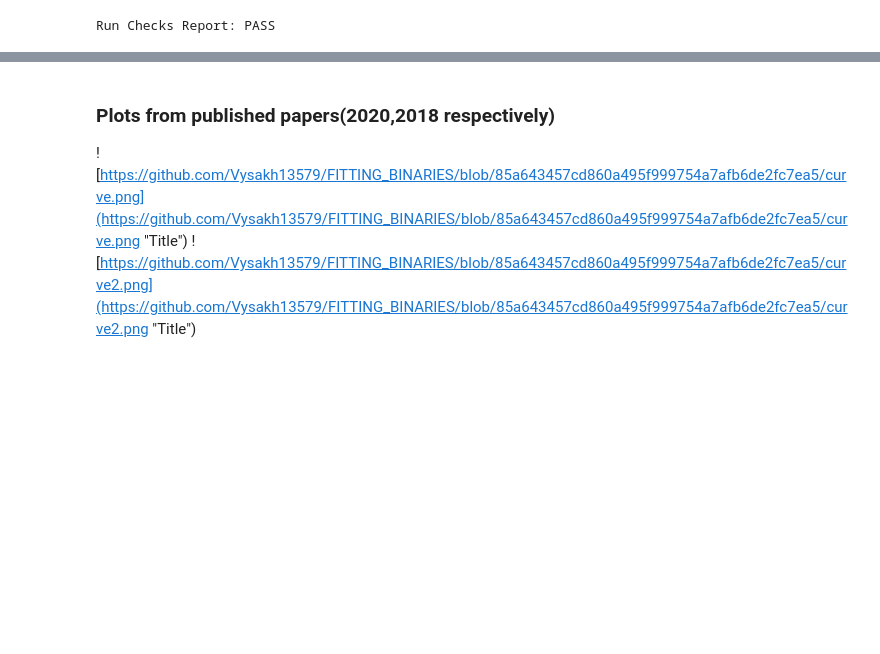
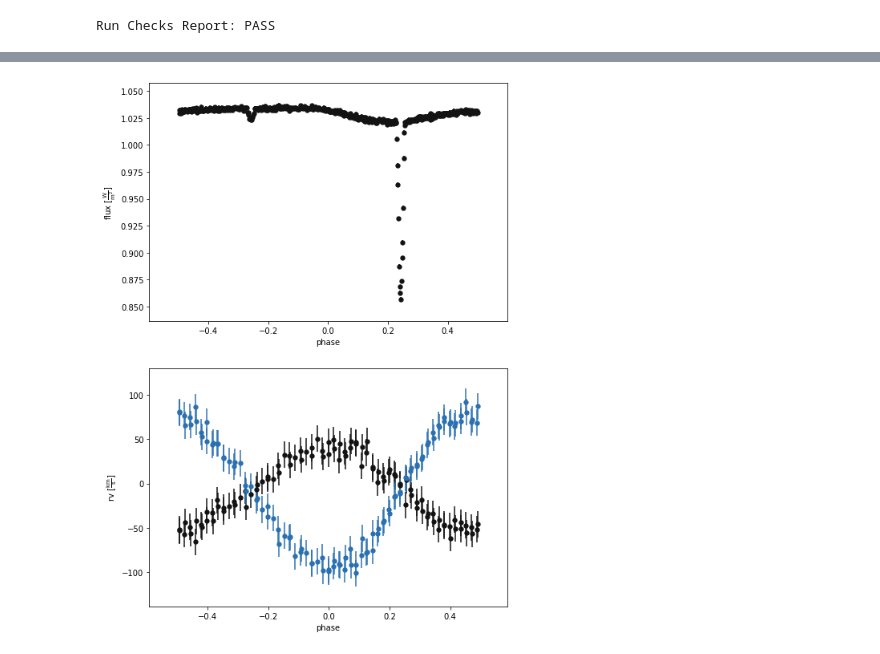
Before and after one commit to Vysakh13579/FITTING_BINARIES, a Jupyter notebook: dataSYN.ipynb, the cells around one changed output, grey strips where cells are left out. Saved outputs shown, nothing was run; the diff lists cells and outputs as text; code cells hidden in the pictures; blank space fills up the shorter version.

```diff
--- a/dataSYN.ipynb
+++ b/dataSYN.ipynb
@@ -82,7 +153,13 @@ b.plot(x='phases',show=True)
 (<autofig.figure.Figure | 2 axes | 3 call(s)>,
  <Figure size 576x864 with 2 Axes>)
-# %% [markdown]
-### Plots from published papers(2020,2018 respectively)
-
-![https://github.com/Vysakh13579/FITTING_BINARIES/blob/85a643457cd860a495f999754a7afb6de2fc7ea5/curve.png](https://github.com/Vysakh13579/FITTING_BINARIES/blob/85a643457cd860a495f999754a7afb6de2fc7ea5/curve.png "Title")
-![https://github.com/Vysakh13579/FITTING_BINARIES/blob/85a643457cd860a495f999754a7afb6de2fc7ea5/curve2.png](https://github.com/Vysakh13579/FITTING_BINARIES/blob/85a643457cd860a495f999754a7afb6de2fc7ea5/curve2.png "Title")
+# %%
+nb = phoebe.default_binary()
+nb['period@binary@component']=4.12879
+# %%
+nb.add_dataset('lc', times = lctimes, fluxes=fluxes, sigmas=fsigmas,dataset='lc01', passband='Johnson:V',overwrite=True)
+nb.add_dataset('rv',dataset='rv01',overwrite=True)
+nb['times@rv@primary'], nb['rvs@rv@primary'], nb['sigmas@rv@primary'] = rvtimes, rvsA, rvsigmas
+nb['times@rv@secondary'], nb['rvs@rv@secondary'], nb['sigmas@rv@secondary'] = rvtimes, rvsB, rvsigmas
+_ = nb.plot(x='phases', show=True,m='.')
+# %% [output]
+[figure, added]
```
Also changed, not shown: parts of 20 cells of this notebook, 6 other files.
